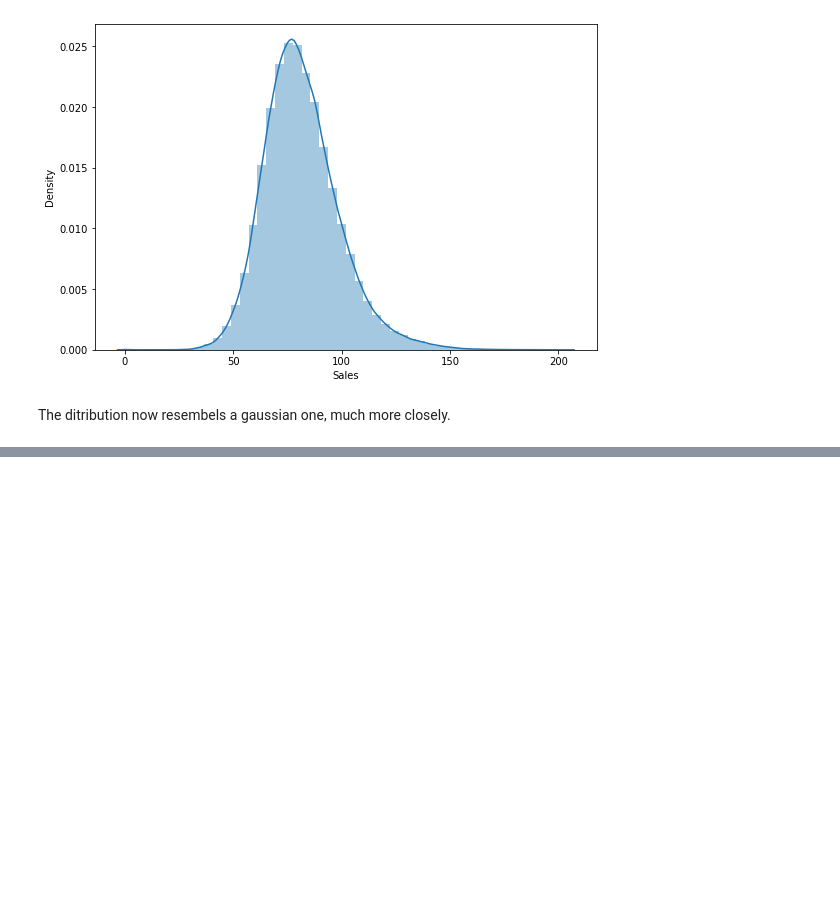
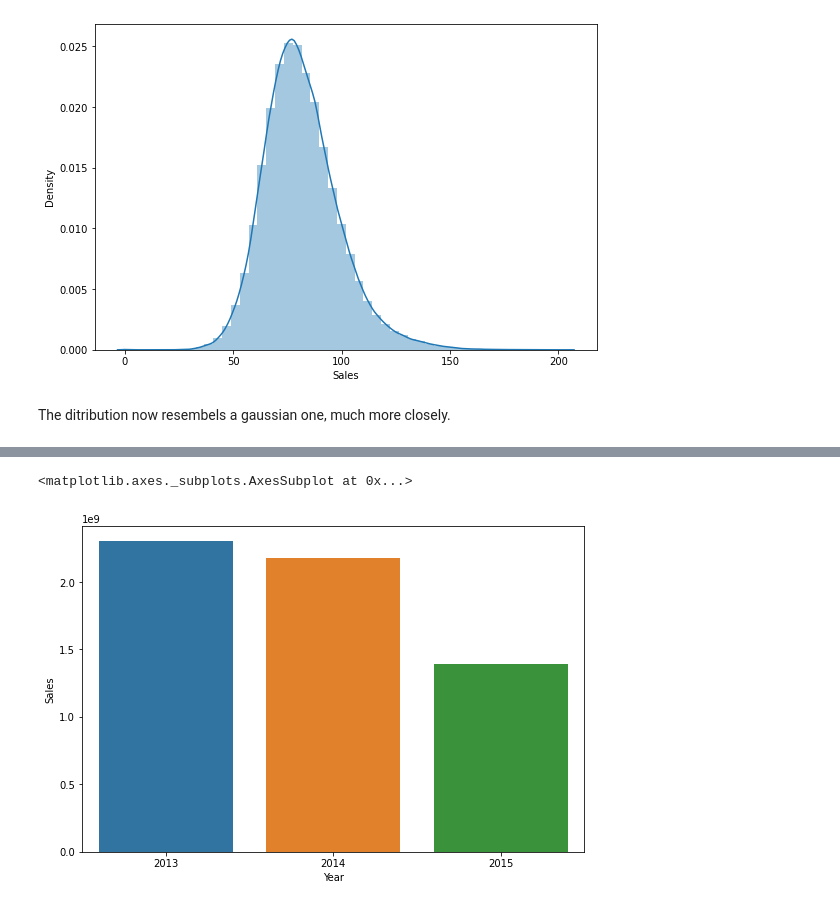
Before and after one commit to cpvivek/Rossman-Sales-Prediction-Machine-Learning-Regression-Model, a Jupyter notebook: Rossmann_Sales_Prediction_Capstone_Project_Vivek_CP.ipynb, the cells around one changed output, grey strips where cells are left out. Cells and saved outputs as stored; diff of their text form; code cells hidden in the pictures; blank space fills up the shorter version.

```diff
--- a/Rossmann_Sales_Prediction_Capstone_Project_Vivek_CP.ipynb
+++ b/Rossmann_Sales_Prediction_Capstone_Project_Vivek_CP.ipynb
@@ -240,0 +270,8 @@ The ditribution now resembels a gaussian one, much more closely.
+# %%
+#Before we do any timline analysis, let's convert the date column to year, month and day.
+dataset['Date']=pd.to_datetime(dataset['Date']) #This would change the date format from string to datetime type
+
+#Now let's add Year, month and Day column
+dataset['Year']=dataset['Date'].dt.year
+dataset['Month']=dataset['Date'].dt.month
+dataset['Day']=dataset['Date'].dt.day
@@ -240,0 +296,7 @@ The ditribution now resembels a gaussian one, much more closely.
+# %%
+sale_year_timeline=dataset.groupby('Year')['Sales'].sum().reset_index()
+plt.figure(figsize=(9,6))
+sns.barplot(sale_year_timeline.Year,sale_year_timeline.Sales)
+# %% [output]
+<matplotlib.axes._subplots.AxesSubplot at 0x...>
+[figure, added]
```
Also changed, not shown: parts of 23 cells of this notebook.
